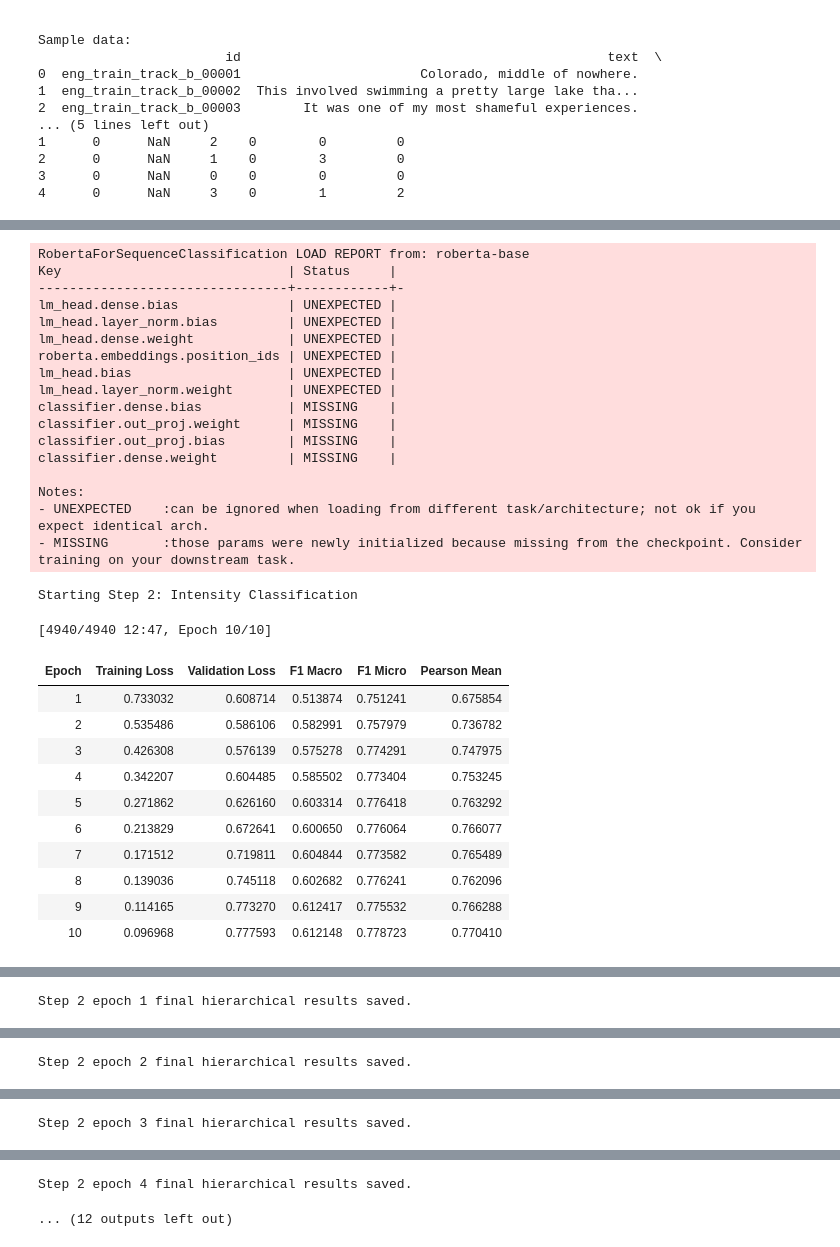
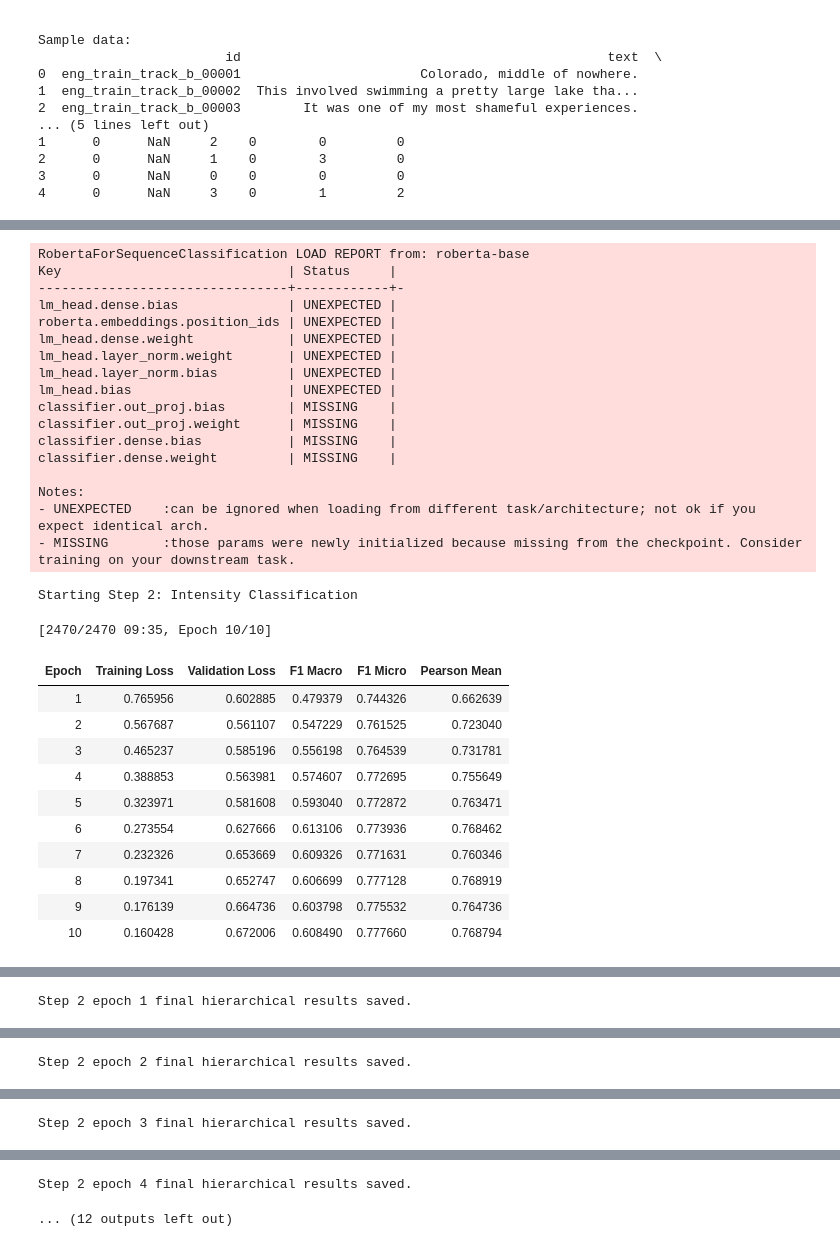
Before and after one commit to sharayumhaske22/Master_Thesis, a Jupyter notebook: RoBERTa_Hierarchical.ipynb, the cells around one changed output, grey strips where cells are left out. Drawn from its saved outputs; the diff is of its cells as text; code cells hidden in the pictures.

```diff
--- a/RoBERTa_Hierarchical.ipynb
+++ b/RoBERTa_Hierarchical.ipynb
@@ -449,9 +449,9 @@ model_step1 = RobertaForSequenceClassification.from_pretrained(
 training_args_step1 = TrainingArguments(
     output_dir="/content/roberta_step1_output",
     learning_rate=2e-5,
-    per_device_train_batch_size=8,
-    per_device_eval_batch_size=4,
-    num_train_epochs=10,
+    per_device_train_batch_size=16,
+    per_device_eval_batch_size=8,
+    num_train_epochs=4,
     eval_strategy="epoch",
     logging_strategy="epoch",
     save_strategy="epoch",
@@ -867,8 +860,8 @@ model_step2 = RobertaStep2IntensityModel()
 training_args_step2 = TrainingArguments(
     output_dir="/content/roberta_step2_output",
     learning_rate=2e-5,
-    per_device_train_batch_size=8,
-    per_device_eval_batch_size=4,
+    per_device_train_batch_size=16,
+    per_device_eval_batch_size=8,
     num_train_epochs=10,
     eval_strategy="epoch",
     logging_strategy="epoch",
@@ -904,49 +897,49 @@ trainer_step2 = Trainer(
 
 callback_step2.trainer_ref = trainer_step2
 
 
 # =========================================================
 # 27. TRAIN STEP 2
 # =========================================================
 print("\nStarting Step 2: Intensity Classification")
 
 start2 = time.time()
 trainer_step2.train()
 end2 = time.time()
 
 print(f"Step 2 training time: {end2 - start2:.1f} seconds")
 print("Step 2 epochwise result file saved at:", LOG_FILE_STEP2)
 # %% [output]
 RobertaForSequenceClassification LOAD REPORT from: roberta-base
 Key                             | Status     |
 --------------------------------+------------+-
 lm_head.dense.bias              | UNEXPECTED |
+roberta.embeddings.position_ids | UNEXPECTED |
+lm_head.dense.weight            | UNEXPECTED |
+lm_head.layer_norm.weight       | UNEXPECTED |
 lm_head.layer_norm.bias         | UNEXPECTED |
-lm_head.dense.weight            | UNEXPECTED |
-roberta.embeddings.position_ids | UNEXPECTED |
 lm_head.bias                    | UNEXPECTED |
-lm_head.layer_norm.weight       | UNEXPECTED |
+classifier.out_proj.bias        | MISSING    |
+classifier.out_proj.weight      | MISSING    |
 classifier.dense.bias           | MISSING    |
-classifier.out_proj.weight      | MISSING    |
-classifier.out_proj.bias        | MISSING    |
 classifier.dense.weight         | MISSING    |
 
 Notes:
 - UNEXPECTED    :can be ignored when loading from different task/architecture; not ok if you expect identical arch.
 - MISSING       :those params were newly initialized because missing from the checkpoint. Consider training on your downstream task.
 Starting Step 2: Intensity Classification
-[4940/4940 12:47, Epoch 10/10]
+[2470/2470 09:35, Epoch 10/10]
 | Epoch | Training Loss | Validation Loss | F1 Macro | F1 Micro | Pearson Mean |
-| 1 | 0.733032 | 0.608714 | 0.513874 | 0.751241 | 0.675854 |
-| 2 | 0.535486 | 0.586106 | 0.582991 | 0.757979 | 0.736782 |
-| 3 | 0.426308 | 0.576139 | 0.575278 | 0.774291 | 0.747975 |
-| 4 | 0.342207 | 0.604485 | 0.585502 | 0.773404 | 0.753245 |
-| 5 | 0.271862 | 0.626160 | 0.603314 | 0.776418 | 0.763292 |
-| 6 | 0.213829 | 0.672641 | 0.600650 | 0.776064 | 0.766077 |
-| 7 | 0.171512 | 0.719811 | 0.604844 | 0.773582 | 0.765489 |
-| 8 | 0.139036 | 0.745118 | 0.602682 | 0.776241 | 0.762096 |
-| 9 | 0.114165 | 0.773270 | 0.612417 | 0.775532 | 0.766288 |
-| 10 | 0.096968 | 0.777593 | 0.612148 | 0.778723 | 0.770410 |
+| 1 | 0.765956 | 0.602885 | 0.479379 | 0.744326 | 0.662639 |
+| 2 | 0.567687 | 0.561107 | 0.547229 | 0.761525 | 0.723040 |
+| 3 | 0.465237 | 0.585196 | 0.556198 | 0.764539 | 0.731781 |
+| 4 | 0.388853 | 0.563981 | 0.574607 | 0.772695 | 0.755649 |
+| 5 | 0.323971 | 0.581608 | 0.593040 | 0.772872 | 0.763471 |
+| 6 | 0.273554 | 0.627666 | 0.613106 | 0.773936 | 0.768462 |
+| 7 | 0.232326 | 0.653669 | 0.609326 | 0.771631 | 0.760346 |
+| 8 | 0.197341 | 0.652747 | 0.606699 | 0.777128 | 0.768919 |
+| 9 | 0.176139 | 0.664736 | 0.603798 | 0.775532 | 0.764736 |
+| 10 | 0.160428 | 0.672006 | 0.608490 | 0.777660 | 0.768794 |
 [interactive output not drawn]
 Step 2 epoch 1 final hierarchical results saved.
 [interactive output not drawn]
```
Also changed, not shown: parts of 3 cells of this notebook, 4 other files.
